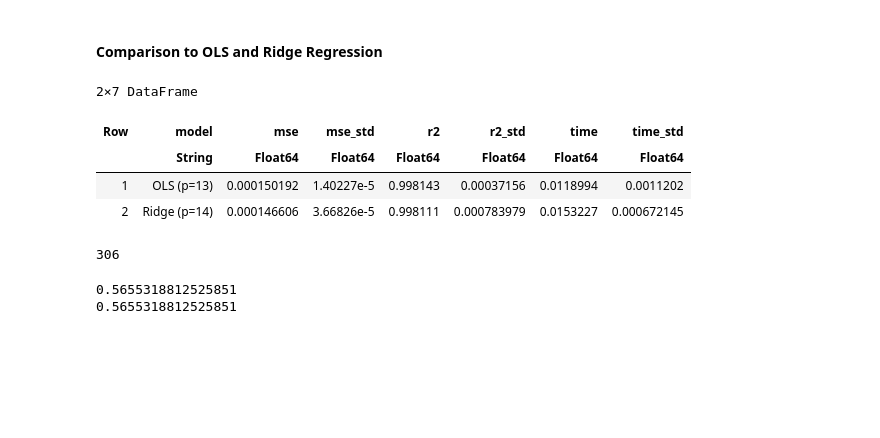
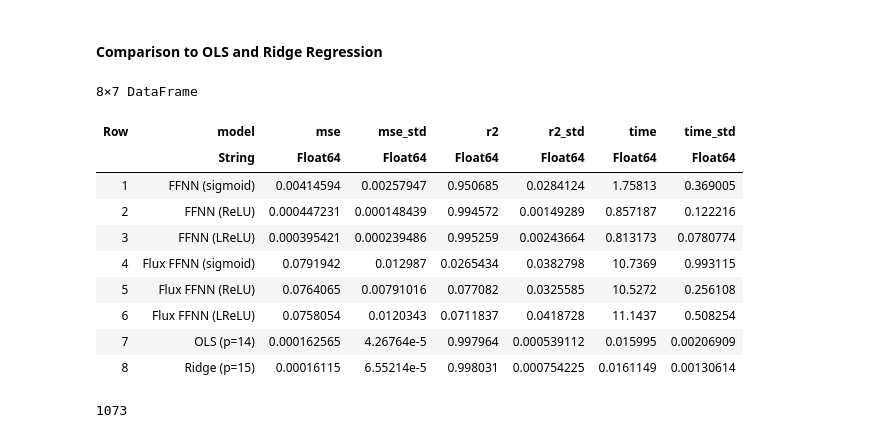
Before and after one commit to semapheur/fys-stk4155, a Jupyter notebook: project_2/calc/ffnn_regression.ipynb, the cells around one changed output. Drawn from its saved outputs; the diff is of its cells as text; code cells hidden in the pictures; blank space fills up the shorter version.

```diff
--- a/project_2/calc/ffnn_regression.ipynb
+++ b/project_2/calc/ffnn_regression.ipynb
@@ -144,7 +146,7 @@ using Random
 
 Random.seed!(0)
 
-data = Vector{MyModelScore}()
+data = Vector{RegressionModelScore}()
 
 # Generate data
 n_samples = 1000
@@ -223,47 +225,40 @@ for (model_name, (regression_model, reg_param)) in linear_models
   )
   linear_score = regression_scores(model_name, mse_linear, r2_linear, time_linear, degrees)
   push!(data, linear_score)
 end
 
 df = DataFrame(
   model=[d.model for d in data],
   mse=[d.mse_mean_std[1] for d in data],
   mse_std=[d.mse_mean_std[2] for d in data],
   r2=[d.r2_mean_std[1] for d in data],
   r2_std=[d.r2_mean_std[2] for d in data],
   time=[d.time_mean_std[1] for d in data],
   time_std=[d.time_mean_std[2] for d in data],
 )
 
 display(df)
 headers = OrderedDict{String,Union{Symbol,Tuple{Symbol,Symbol}}}(
   "Model" => :model,
   "MSE" => (:mse, :mse_std),
   "R^2" => (:r2, :r2_std),
   "Time [s]" => (:time, :time_std),
 )
 
 markdown_table = dataframe_to_markdown_table(df, headers)
 open("regression_models_table.txt", "w") do io
   write(io, markdown_table)
 end
 # %% [output]
-2×7 DataFrame
+8×7 DataFrame
 | Row | model | mse | mse_std | r2 | r2_std | time | time_std |
 |  | String | Float64 | Float64 | Float64 | Float64 | Float64 | Float64 |
-| 1 | OLS (p=13) | 0.000150192 | 1.40227e-5 | 0.998143 | 0.00037156 | 0.0118994 | 0.0011202 |
-| 2 | Ridge (p=14) | 0.000146606 | 3.66826e-5 | 0.998111 | 0.000783979 | 0.0153227 | 0.000672145 |
+| 1 | FFNN (sigmoid) | 0.00414594 | 0.00257947 | 0.950685 | 0.0284124 | 1.75813 | 0.369005 |
+| 2 | FFNN (ReLU) | 0.000447231 | 0.000148439 | 0.994572 | 0.00149289 | 0.857187 | 0.122216 |
+| 3 | FFNN (LReLU) | 0.000395421 | 0.000239486 | 0.995259 | 0.00243664 | 0.813173 | 0.0780774 |
+| 4 | Flux FFNN (sigmoid) | 0.0791942 | 0.012987 | 0.0265434 | 0.0382798 | 10.7369 | 0.993115 |
+| 5 | Flux FFNN (ReLU) | 0.0764065 | 0.00791016 | 0.077082 | 0.0325585 | 10.5272 | 0.256108 |
+| 6 | Flux FFNN (LReLU) | 0.0758054 | 0.0120343 | 0.0711837 | 0.0418728 | 11.1437 | 0.508254 |
+| 7 | OLS (p=14) | 0.000162565 | 4.26764e-5 | 0.997964 | 0.000539112 | 0.015995 | 0.00206909 |
+| 8 | Ridge (p=15) | 0.00016115 | 6.55214e-5 | 0.998031 | 0.000754225 | 0.0161149 | 0.00130614 |
-306
+1073
-# %%
-using Random
-using Statistics
-Random.seed!(0)
-
-matrix = rand(10, 1)
-b = reshape(matrix, 1, 10)
-vector = vec(matrix)
-println(mean(b))
-println(mean(vector))
-# %% [output]
-0.5655318812525851
-0.5655318812525851
```
Also changed, not shown: parts of 6 cells of this notebook, 20 other files.
